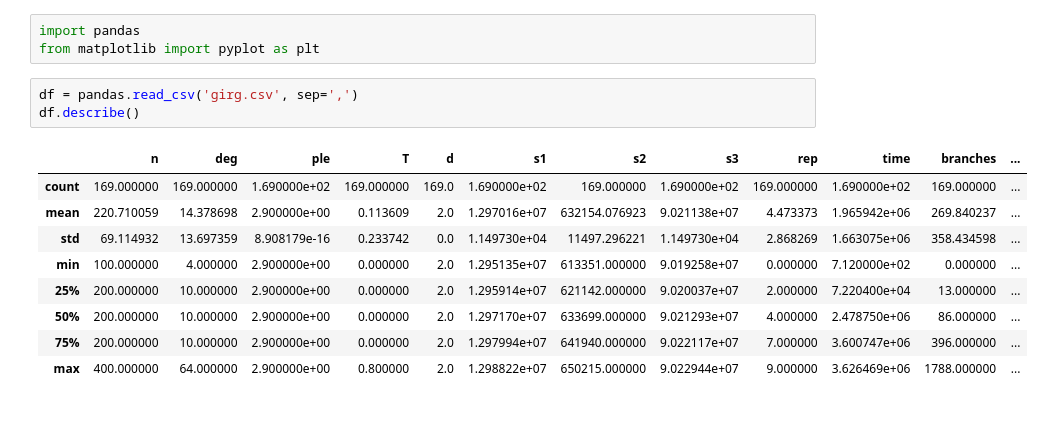
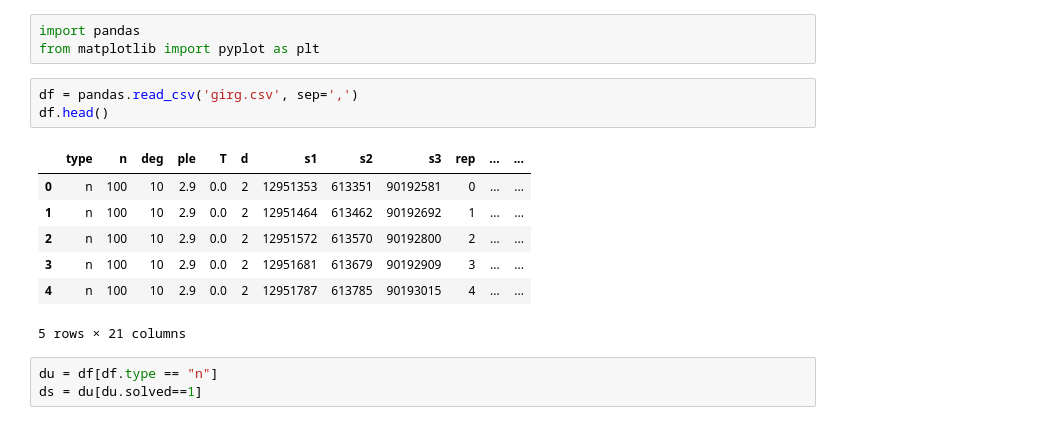
Before and after one commit to kittobi1992/cluster_editing, a Jupyter notebook: experiments-girg.ipynb, the cells around one changed output. Drawn from its saved outputs; the diff is of its cells as text.

```diff
--- a/experiments-girg.ipynb
+++ b/experiments-girg.ipynb
@@ -3,14 +3,15 @@ import pandas
 from matplotlib import pyplot as plt
 # %%
 df = pandas.read_csv('girg.csv', sep=',')
-df.describe()
+df.head()
 # %% [output]
-|  | n | deg | ple | T | d | s1 | s2 | s3 | rep | time | branches | ... |
-| count | 169.000000 | 169.000000 | 1.690000e+02 | 169.000000 | 169.0 | 1.690000e+02 | 169.000000 | 1.690000e+02 | 169.000000 | 1.690000e+02 | 169.000000 | ... |
-| mean | 220.710059 | 14.378698 | 2.900000e+00 | 0.113609 | 2.0 | 1.297016e+07 | 632154.076923 | 9.021138e+07 | 4.473373 | 1.965942e+06 | 269.840237 | ... |
-| std | 69.114932 | 13.697359 | 8.908179e-16 | 0.233742 | 0.0 | 1.149730e+04 | 11497.296221 | 1.149730e+04 | 2.868269 | 1.663075e+06 | 358.434598 | ... |
-| min | 100.000000 | 4.000000 | 2.900000e+00 | 0.000000 | 2.0 | 1.295135e+07 | 613351.000000 | 9.019258e+07 | 0.000000 | 7.120000e+02 | 0.000000 | ... |
-| 25% | 200.000000 | 10.000000 | 2.900000e+00 | 0.000000 | 2.0 | 1.295914e+07 | 621142.000000 | 9.020037e+07 | 2.000000 | 7.220400e+04 | 13.000000 | ... |
-| 50% | 200.000000 | 10.000000 | 2.900000e+00 | 0.000000 | 2.0 | 1.297170e+07 | 633699.000000 | 9.021293e+07 | 4.000000 | 2.478750e+06 | 86.000000 | ... |
-| 75% | 200.000000 | 10.000000 | 2.900000e+00 | 0.000000 | 2.0 | 1.297994e+07 | 641940.000000 | 9.022117e+07 | 7.000000 | 3.600747e+06 | 396.000000 | ... |
-| max | 400.000000 | 64.000000 | 2.900000e+00 | 0.800000 | 2.0 | 1.298822e+07 | 650215.000000 | 9.022944e+07 | 9.000000 | 3.626469e+06 | 1788.000000 | ... |
+|  | type | n | deg | ple | T | d | s1 | s2 | s3 | rep | ... | ... |
+| 0 | n | 100 | 10 | 2.9 | 0.0 | 2 | 12951353 | 613351 | 90192581 | 0 | ... | ... |
+| 1 | n | 100 | 10 | 2.9 | 0.0 | 2 | 12951464 | 613462 | 90192692 | 1 | ... | ... |
+| 2 | n | 100 | 10 | 2.9 | 0.0 | 2 | 12951572 | 613570 | 90192800 | 2 | ... | ... |
+| 3 | n | 100 | 10 | 2.9 | 0.0 | 2 | 12951681 | 613679 | 90192909 | 3 | ... | ... |
+| 4 | n | 100 | 10 | 2.9 | 0.0 | 2 | 12951787 | 613785 | 90193015 | 4 | ... | ... |
+5 rows × 21 columns
+# %%
+du = df[df.type == "n"]
+ds = du[du.solved==1]
```
Also changed, not shown: parts of 4 cells of this notebook, 3 other files.
